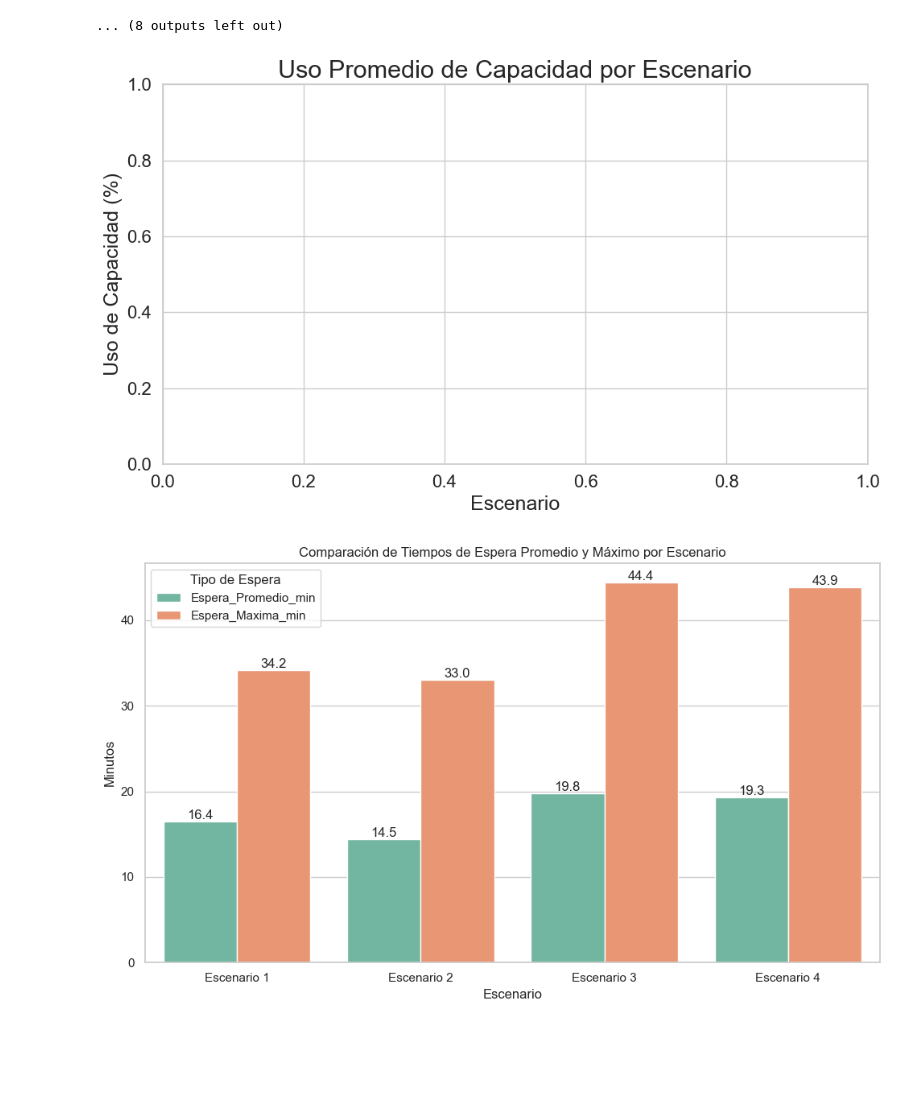
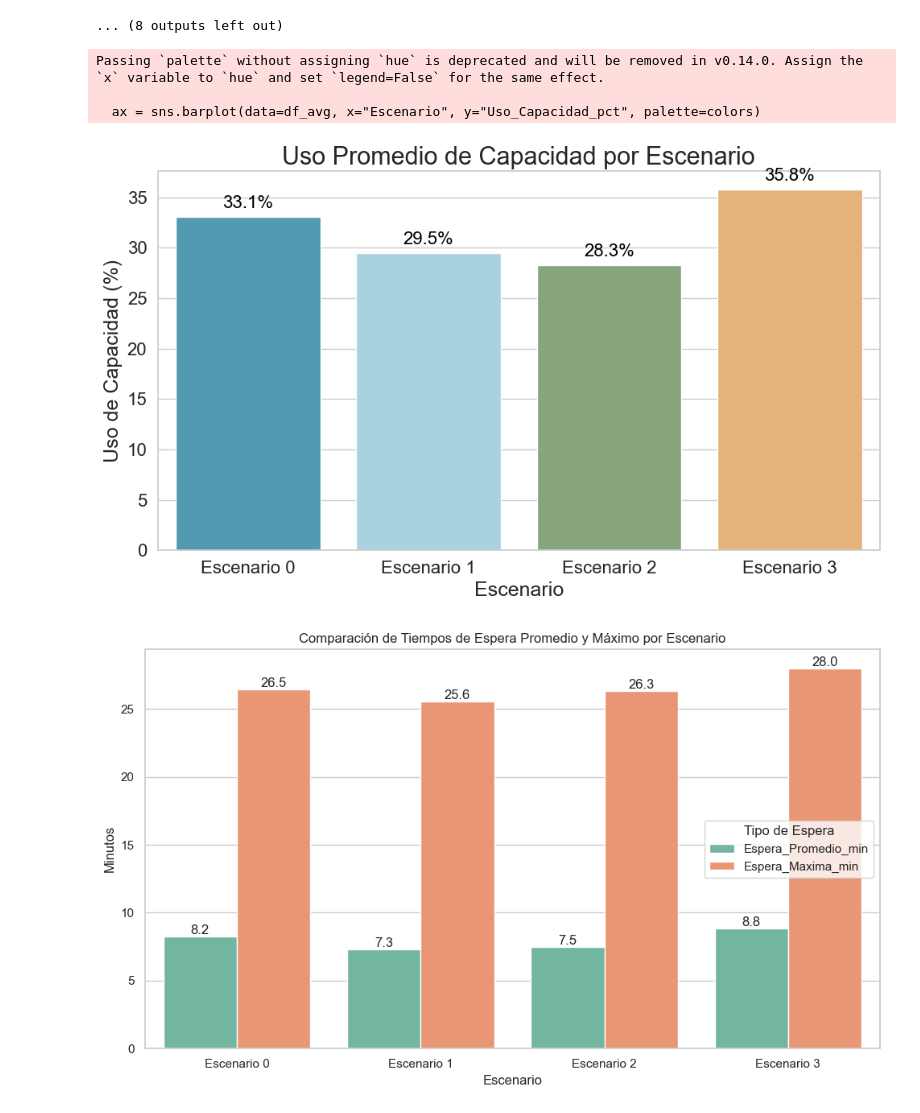
Before and after one commit to paudiaz-a/Simulacion_proyecto, a Jupyter notebook: graficas 3.ipynb, the cells around one changed output. Cells and saved outputs as stored; diff of their text form; code cells hidden in the pictures; blank space fills up the shorter version.

```diff
--- a/graficas 3.ipynb
+++ b/graficas 3.ipynb
@@ -591,57 +591,65 @@ import pandas as pd
 import matplotlib.pyplot as plt
 import seaborn as sns
 
 # Cargar los datos
 file_path = "Resumen_Corregidos.xlsx"
 df = pd.read_excel(file_path)
 
-# Traducir nombres a Escenario 1-4
+# Diccionario corregido para mapear escenarios
 escenario_map = {
-    "ActualTec:": "ActualTec:",
-    "Esc1.xlsx": "Escenario 1",
-    "Esc2.xlsx": "Escenario 2",
-    "Esc5.xlsx": "Escenario 3",
+    "Esc_Actual_Tec": "Escenario 0",
+    "Esc1": "Escenario 1",
+    "Esc2": "Escenario 2",
+    "Esc5": "Escenario 3",
 }
 
+# Mapear nombres de escenarios
 df["Escenario"] = df["Escenario"].map(escenario_map)
 
-# Agrupar por escenario y obtener uso promedio de capacidad
+# Agrupar por escenario y calcular promedio de uso de capacidad
 df_avg = df.groupby("Escenario")["Uso_Capacidad_pct"].mean().reset_index()
 
 # Graficar
 sns.set(style="whitegrid")
 plt.figure(figsize=(10, 6))
-colors = ["#A2C4C9", "#FFD966", "#B4A7D6", "#F6B26B"]  # Tonos pastel
+colors = ["#42A2C1", "#9FD6E9", "#84AB76", "#F6B26B", "#F4CCCC"]
 ax = sns.barplot(data=df_avg, x="Escenario", y="Uso_Capacidad_pct", palette=colors)
 
 # Etiquetas sobre las barras
 for container in ax.containers:
-    ax.bar_label(container, fmt='%.1f%%', fontsize=16, color='black', padding=5)
+    ax.bar_label(container, fmt="%.1f%%", fontsize=16, color='black', padding=5)
 
+# Ajustes estéticos
 plt.title("Uso Promedio de Capacidad por Escenario", fontsize=22)
 plt.ylabel("Uso de Capacidad (%)", fontsize=18)
 plt.xlabel("Escenario", fontsize=18)
 plt.xticks(fontsize=16)
 plt.yticks(fontsize=16)
 plt.tight_layout()
 plt.show()
 # %% [output]
+Passing `palette` without assigning `hue` is deprecated and will be removed in v0.14.0. Assign the `x` variable to `hue` and set `legend=False` for the same effect.
+
+  ax = sns.barplot(data=df_avg, x="Escenario", y="Uso_Capacidad_pct", palette=colors)
-[figure, old version]
+[figure, new version]
 # %%
 import pandas as pd
 import matplotlib.pyplot as plt
 import seaborn as sns
 
-# Cargar el archivo
-df = pd.read_excel("Resumen_Todos_Escenarios.xlsx")
+# Cargar los datos
+file_path = "Resumen_Corregidos.xlsx"
+df = pd.read_excel(file_path)
 
-# Renombrar los escenarios
+# Diccionario corregido para mapear escenarios
 escenario_map = {
-    "Es7_MejorResultado1Glaxomenortiempo": "Escenario 1",
-    "Es8_Mod1van": "Escenario 2",
-    "Esc9_CombinacionDA": "Escenario 3",
-    "Esc10_CombinacionDA_MejorResultado": "Escenario 4"
+    "Esc_Actual_Tec": "Escenario 0",
+    "Esc1": "Escenario 1",
+    "Esc2": "Escenario 2",
+    "Esc5": "Escenario 3",
 }
+
+
 df['Escenario'] = df['Escenario'].map(escenario_map)
 
 # Agrupar por escenario (general, no por estación)
@@ -669,4 +677,4 @@ plt.legend(title="Tipo de Espera")
 plt.tight_layout()
 plt.show()
 # %% [output]
-[figure, old version]
+[figure, new version]
```
Also changed, not shown: parts of 1 cell of this notebook, 1 other file.
